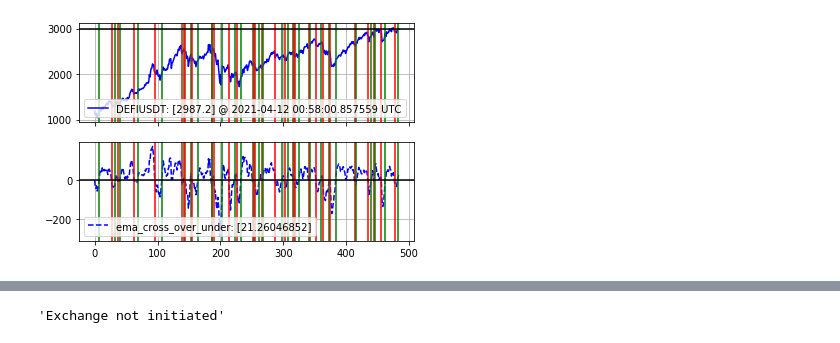
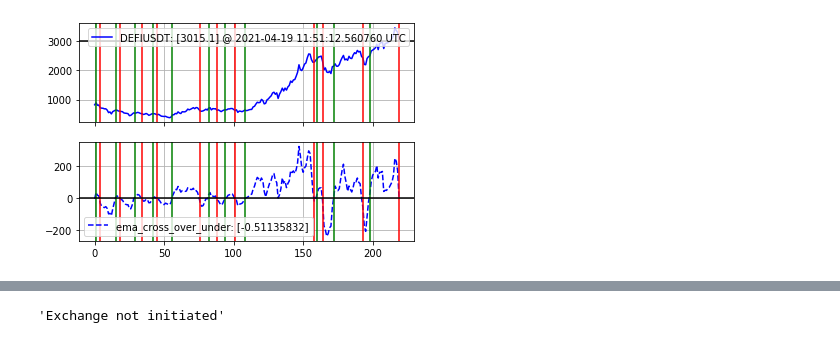
Before and after one commit to s260895/crypto_perpetual_futures_trader, a Jupyter notebook: notebook.ipynb, the cells around one changed output, grey strips where cells are left out. Cells and saved outputs as stored; diff of their text form; code cells hidden in the pictures.

```diff
--- a/notebook.ipynb
+++ b/notebook.ipynb
@@ -850,16 +847,16 @@ KeyboardInterrupt:
 # %%
 exchange = ccxt.binance({
 'apiKey': g_api_key,
 'secret': g_secret_key,
 'enableRateLimit': True,
 'options': {
 'defaultType': 'future',
 },
 'hedgeMode':True
 })
 
 markets = exchange.load_markets()
 
-get_strat_price_ti_plot(strat='ema_cross_over_under',strat_params={'fast_ema':3,'slow_ema':13},symbol='DEFIUSDT',interval='4h',candles=500,exchange=exchange)
+get_strat_price_ti_plot(strat='ema_cross_over_under',strat_params={'fast_ema':3,'slow_ema':13},symbol='DEFIUSDT',interval='1d',candles=250,exchange=exchange)
 # %% [output]
-[figure, old version]
+[figure, new version]
```
Also changed, not shown: parts of 3 cells of this notebook.
